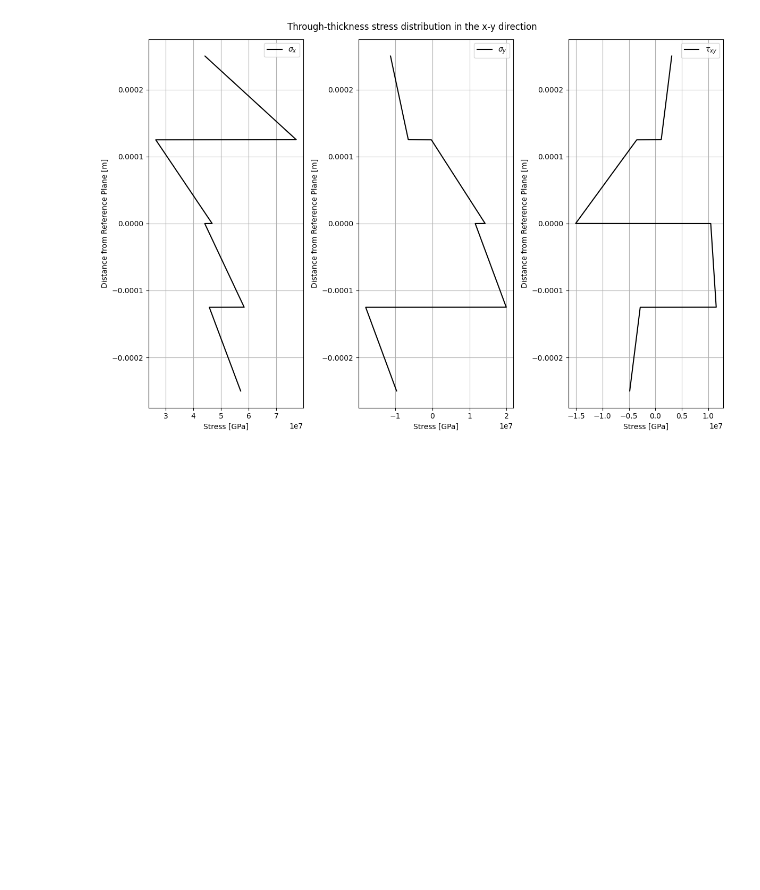
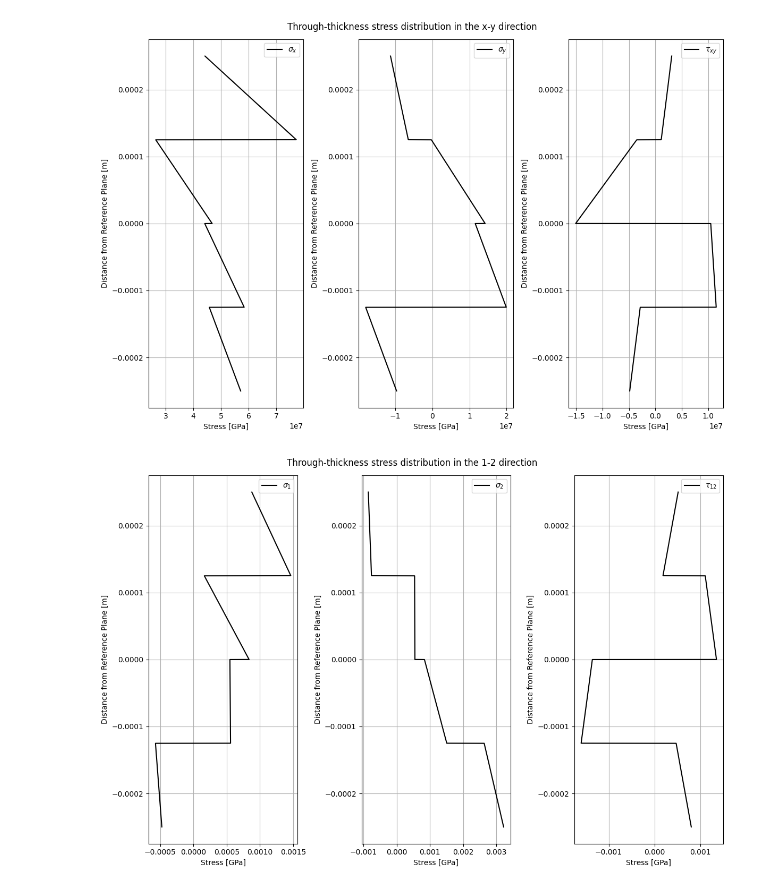
Before and after one commit to Bh00fie/CW3-Composites, a Jupyter notebook: CW3.ipynb, the cells around one changed output. Drawn from its saved outputs; the diff is of its cells as text; code cells hidden in the pictures; blank space fills up the shorter version.

```diff
--- a/CW3.ipynb
+++ b/CW3.ipynb
@@ -22,6 +22,7 @@ print(f'The position of each layer is {position}')
 
 # Creating an empty list to store Qbar, A1, B1, D1 matrices for each angle
 Qbar_list = []
+T_list = []
 A1_list = []
 B1_list = []
 D1_list = []
@@ -63,6 +64,8 @@ for i in range(nLayers):
     T = np.array([[T11, T12, T13],
                 [T21, T22, T23],
                 [T31, T32, T33]])
+
+    T_list.append(T)
 
     # Inverse of T matrix
     T_inv = np.linalg.inv(T)
@@ -151,20 +154,22 @@ k_o = np.array([result[3], result[4], result[5]]) # Curvature
 
 sigmax = [] # Storing Stresses in the X direction
 sigmay = [] # Storing Stresses in the Y direction
-tauxy = [] # Storing Stresses in the XX direction
+tauxy = [] # Storing Stresses in the XY direction
+
+mario = np.array([[sigmax], [sigmay], [tauxy]])
 
 for i in range(len(laminate_config)):  # Loop through each ply
-
     for k in np.arange(0, position[-2], position[-2]/1e3):
         z = position[i] + k
-        strainxy = e_o + z * k_o
-        temp_stress = np.dot(Qbar_list[i], strainxy)  # [z[i] + k]*[Qbar]
+        strain = e_o + z * k_o
+        temp_stress = np.dot(Qbar_list[i], strain)  # [z[i] + k]*[Qbar]
         sigmax.append(temp_stress[0])
         sigmay.append(temp_stress[1])
         tauxy.append(temp_stress[2])
 
 distance = np.linspace(position[0], position[-1], len(sigmax))
 
+#Plotting the Graph
 fig, axs = plt.subplots(1, 3, figsize=(12, 8))
 fig.suptitle('Through-thickness stress distribution in the x-y direction')
 axs[0].plot(sigmax, distance, label=r'$\sigma_{x}$', color='black')
@@ -180,3 +185,35 @@ plt.tight_layout()
 plt.show()
 # %% [output]
 [figure]
+# %%
+#Stresses List in 1-2 Direction
+sigma1 = []
+sigma2 = []
+tau12 = []
+
+for i in range(len(laminate_config)):  # Loop through each ply
+    for k in np.arange(0, position[-2], position[-2]/1e3):
+        z = position[i] + k
+        strain = e_o + z * k_o
+
+        transformed_stress = np.dot(T_list[i], strain)    # Temporary stress transformed back to 12 coordinates
+        sigma1.append(transformed_stress[0])
+        sigma2.append(transformed_stress[1])
+        tau12.append(transformed_stress[2])
+
+#Plotting the Graph
+fig, axs = plt.subplots(1, 3, figsize=(12, 8))
+fig.suptitle('Through-thickness stress distribution in the 1-2 direction')
+axs[0].plot(sigma1, distance, label=r'$\sigma_{1}$', color='black')
+axs[1].plot(sigma2, distance, label=r'$\sigma_{2}$', color='black')
+axs[2].plot(tau12, distance, label=r'$\tau_{12}$', color='black')
+for ax in axs.flat:
+    ax.grid(True)
+    ax.set_xlabel('Stress [GPa]')
+    ax.set_ylabel('Distance from Reference Plane [m]')
+    ax.legend()
+
+plt.tight_layout()
+plt.show()
+# %% [output]
+[figure, added]
```
Also changed, not shown: 2 other files.
